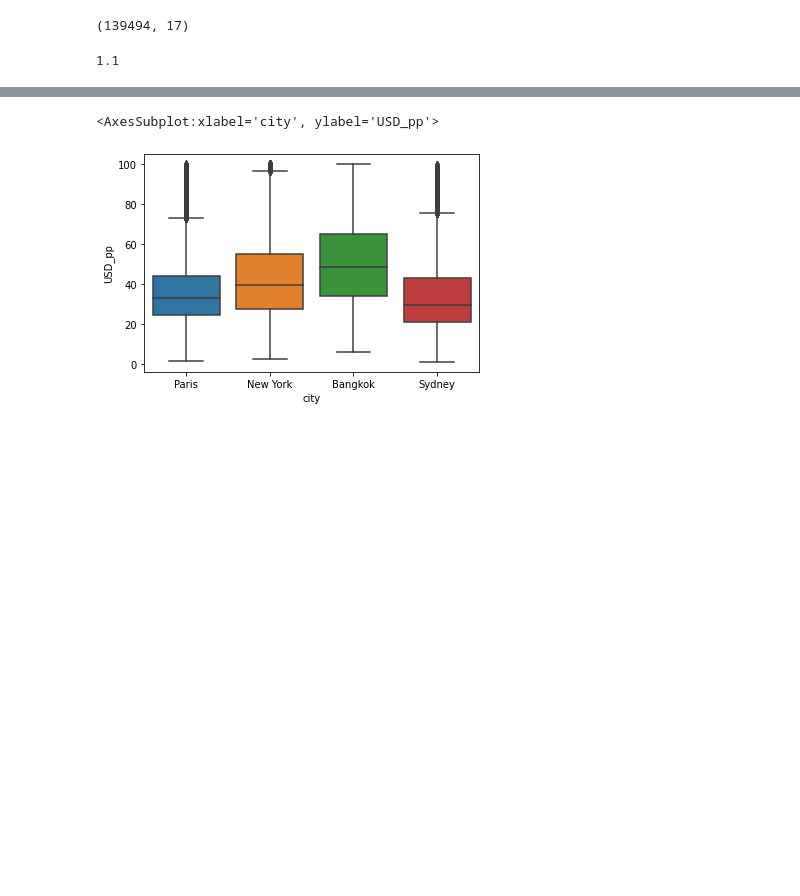
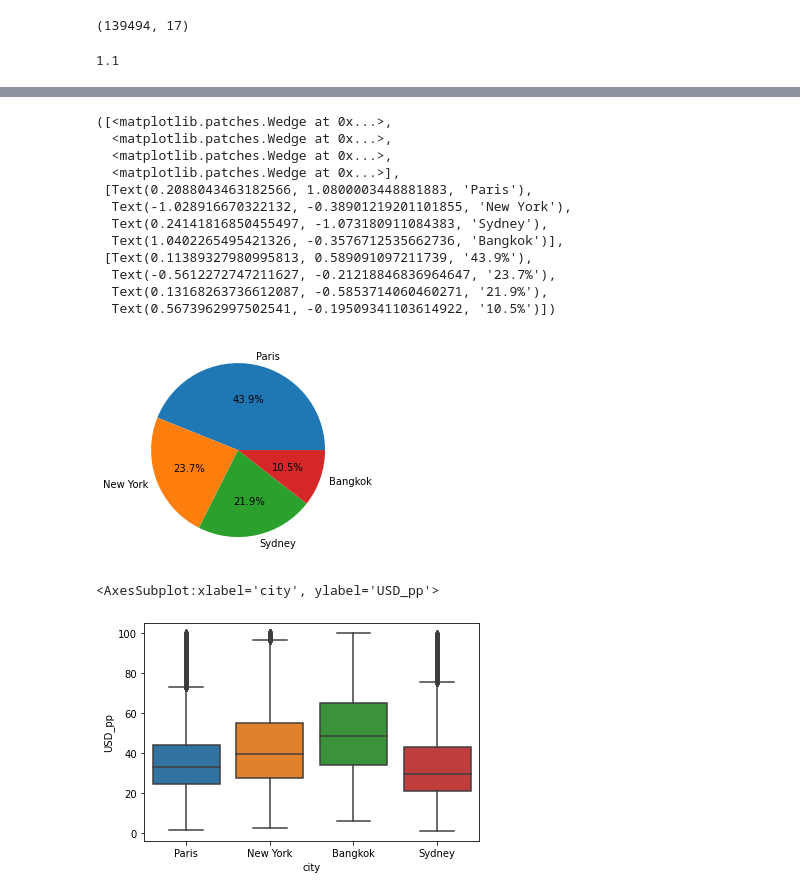
Before and after one commit to spandanakonduru/Airbnb-Analysis, a Jupyter notebook: Diss_Code.ipynb, the cells around one changed output, grey strips where cells are left out. Cells and saved outputs as stored; diff of their text form; code cells hidden in the pictures; blank space fills up the shorter version.

```diff
--- a/Diss_Code.ipynb
+++ b/Diss_Code.ipynb
@@ -277,3 +276,25 @@ min(listings_cities['USD_pp'])
+# %%
+#cities_count = listings_cities.groupby(['city']).size()
+#cities_count
+
+#fig, ax = plt.subplots()
+#ax.pie(listings_cities.city, labels = city, autopct = '%1.1f%%')
+
+plt.pie(listings_cities['city'].value_counts().values, labels = listings_cities['city'].value_counts().index, autopct = '%1.1f%%')
+# %% [output]
+([<matplotlib.patches.Wedge at 0x...>,
+  <matplotlib.patches.Wedge at 0x...>,
+  <matplotlib.patches.Wedge at 0x...>,
+  <matplotlib.patches.Wedge at 0x...>],
+ [Text(0.2088043463182566, 1.0800003448881883, 'Paris'),
+  Text(-1.028916670322132, -0.38901219201101855, 'New York'),
+  Text(0.24141816850455497, -1.073180911084383, 'Sydney'),
+  Text(1.0402265495421326, -0.3576712535662736, 'Bangkok')],
+ [Text(0.11389327980995813, 0.589091097211739, '43.9%'),
+  Text(-0.5612272747211627, -0.21218846836964647, '23.7%'),
+  Text(0.13168263736612087, -0.5853714060460271, '21.9%'),
+  Text(0.5673962997502541, -0.19509341103614922, '10.5%')])
+[figure, added]
 # %%
 sns.boxplot(data = listings_cities, x = 'city', y = 'USD_pp')
 # %% [output]
```
Also changed, not shown: parts of 27 cells of this notebook.
